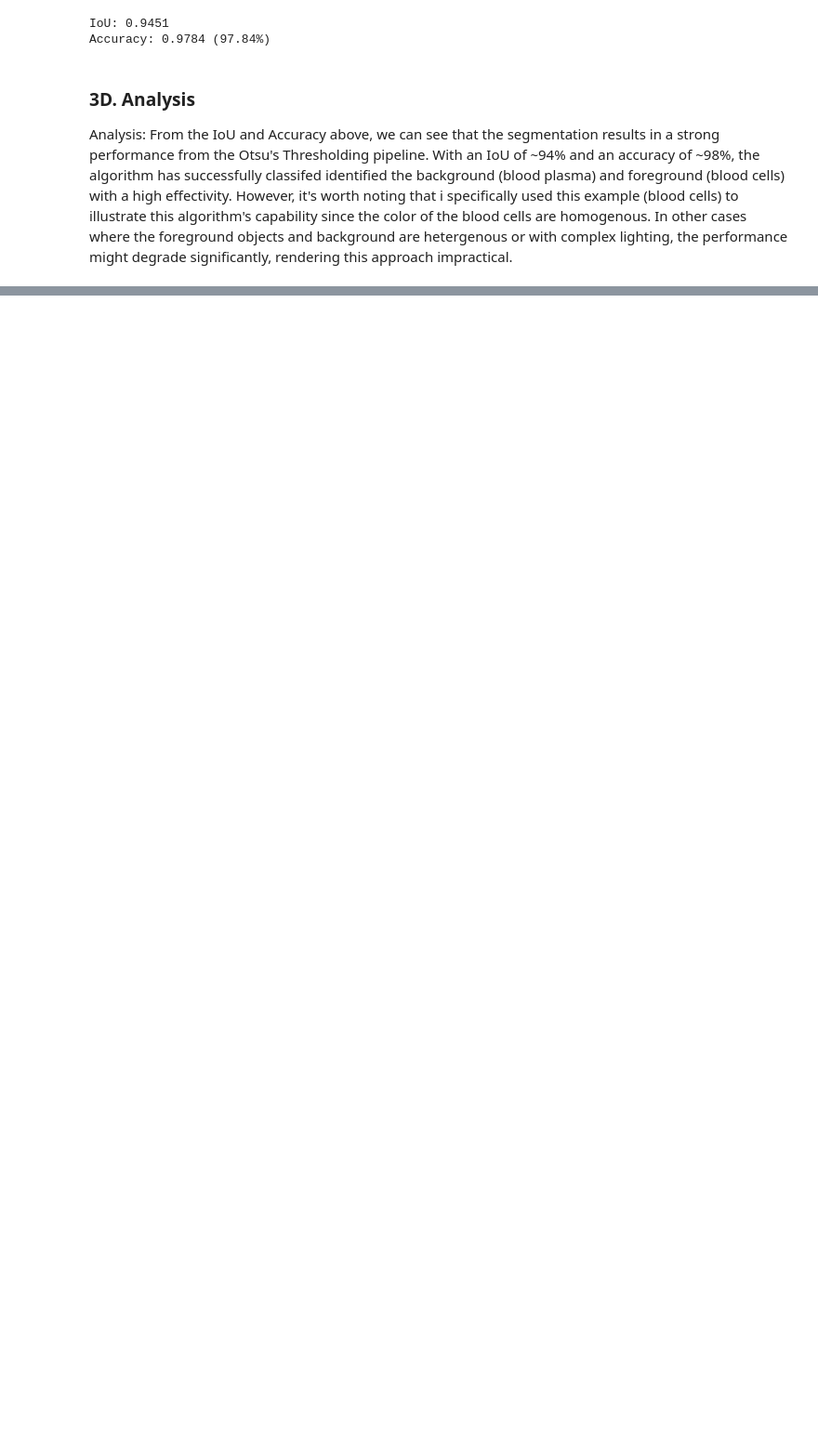
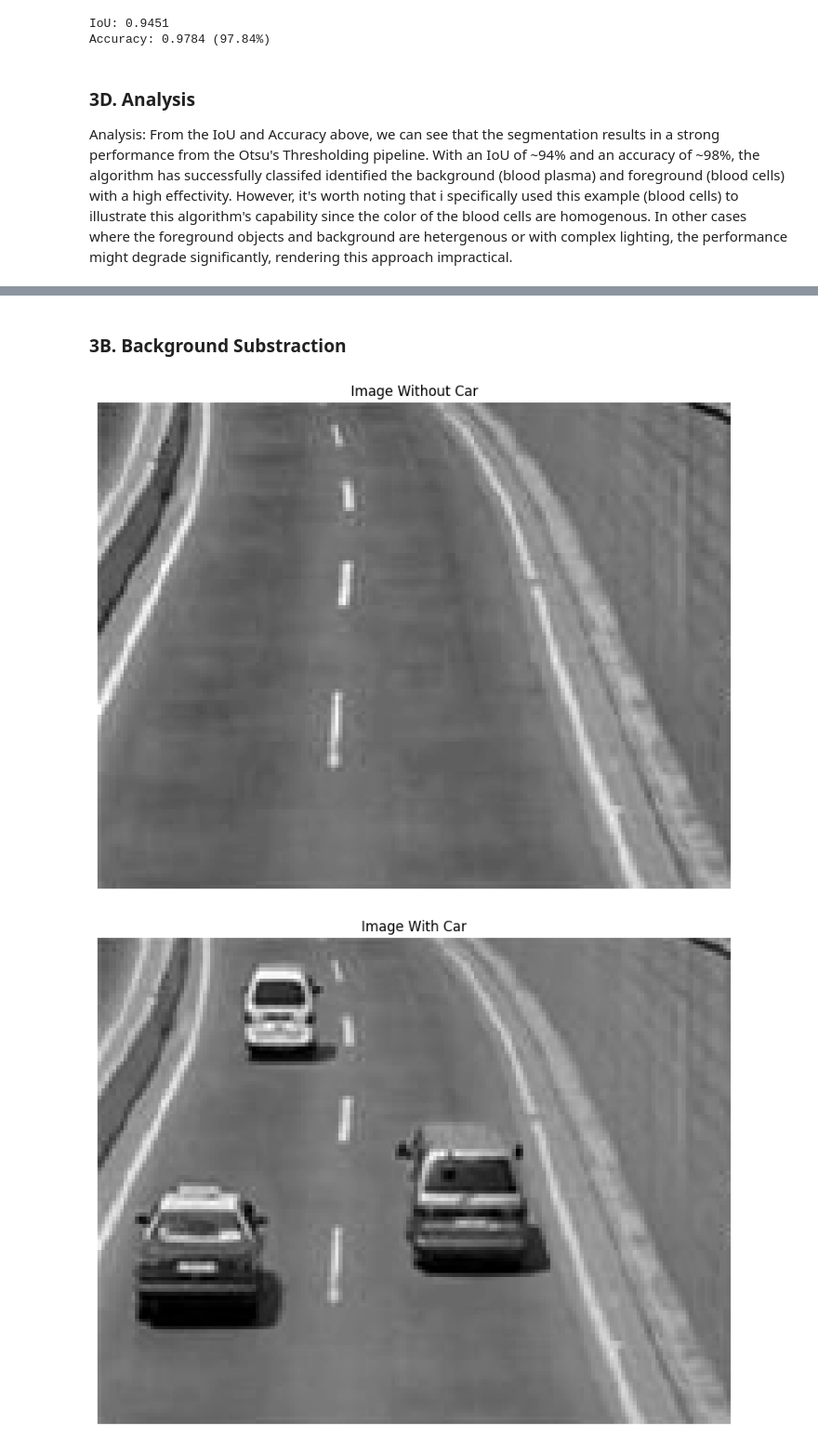
Before and after one commit to Plumz17/CVL_Assignment02, a Jupyter notebook: CVL_Assignment02.ipynb, the cells around one changed output, grey strips where cells are left out. Shown at 93% size. Drawn from its saved outputs; the diff is of its cells as text; code cells hidden in the pictures; blank space fills up the shorter version.

Commit message:
Finished Assignment

```diff
--- a/CVL_Assignment02.ipynb
+++ b/CVL_Assignment02.ipynb
@@ -329,0 +350,58 @@ Analysis: From the IoU and Accuracy above, we can see that the segmentation resu
+# %%
+#Median Filter, repurposed from First Assignment of Computer Vision
+def median(img):
+  out = img.copy().astype(float)
+  height, width = img.shape
+  #Iterate with a margin of one
+  for i in range(1, height - 1):
+    for j in range(1, width - 1):
+      #Collect 3x3
+      neighbors = []
+      for x in range(-1, 2):
+        for y in range(-1, 2):
+          neighbors.append(img[i + x, j + y])
+
+      neighbors.sort()
+      out[i, j] = neighbors[4] #Get middle value (median)
+  return out
+# %% [markdown]
+### 3B. Background Substraction
+# %%
+def background_subtraction(background, current_frame, threshold=10):
+  #Make an empty image that will be used to store the difference between background and current frame
+  diff = np.zeros(background.shape, dtype=np.uint8)
+  rows, cols = background.shape
+
+  #For every pixel calculate the difference between background and current frame
+  for r in range(rows):
+    for c in range(cols):
+      diff[r, c] = abs(int(current_frame[r, c]) - int(background[r, c]))
+
+  #Apply Median Filter to the difference
+  diff = median(diff)
+
+  #Create a binary mask from the difference image
+  foreground_mask = np.zeros(background.shape, dtype=np.uint8)
+  for r in range(rows):
+    for c in range(cols):
+      if diff[r, c] > threshold:
+        foreground_mask[r, c] = 255
+      else:
+        foreground_mask[r, c] = 0
+
+  #Apply Closing to fix noise
+  closed_mask = closing(foreground_mask, 5)
+  masked_image = current_frame * (closed_mask // 255)
+
+  return foreground_mask, closed_mask, masked_image
+
+pred_mask_no_closing, pred_mask, masked_image = background_subtraction(img_background_nocar, img_background_car, threshold=10)
+
+show_image(img_background_nocar, "Image Without Car")
+show_image(img_background_car, "Image With Car")
+show_image(pred_mask_no_closing, "Mask Without Closing")
+show_image(pred_mask, "Mask With Closing")
+show_image(masked_image, "Mask Applied to Image")
+# %% [output]
+[figure, added]
+[figure, added]
```
Also changed, not shown: parts of 10 cells of this notebook.
